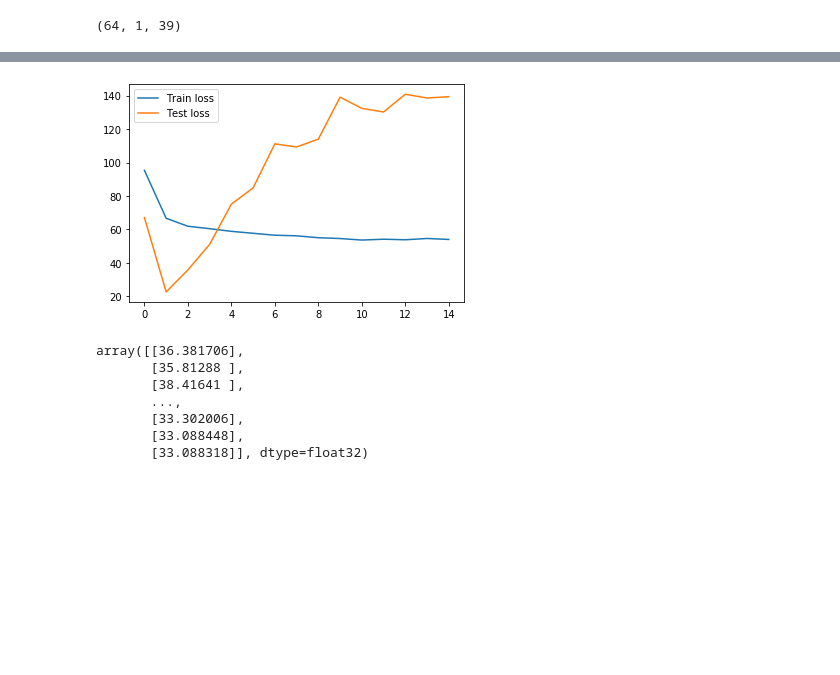
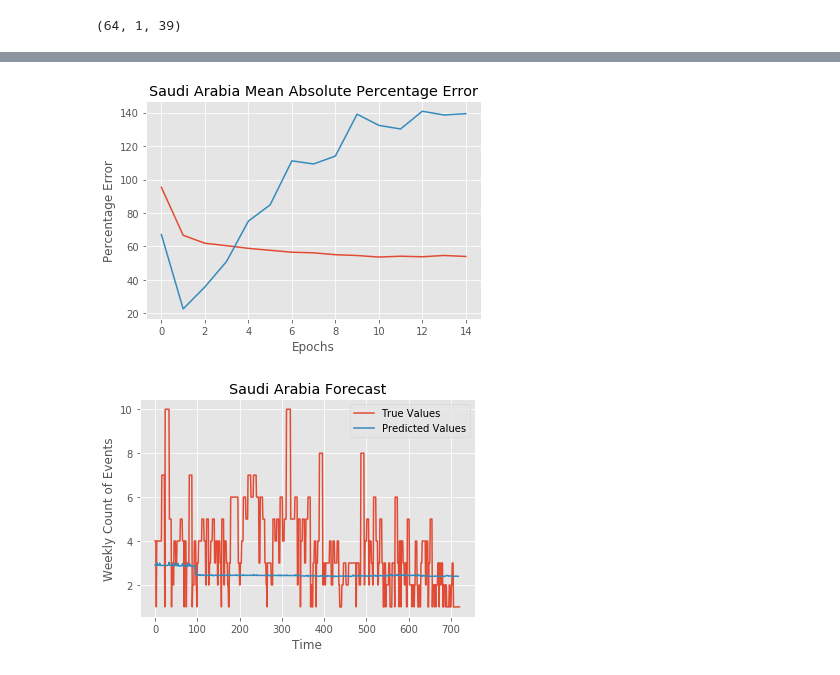
Before and after one commit to dbmcadam/Capstone, a Jupyter notebook: saudiarabia-time-series.ipynb, the cells around one changed output, grey strips where cells are left out. Cells and saved outputs as stored; diff of their text form; code cells hidden in the pictures; blank space fills up the shorter version.

```diff
--- a/saudiarabia-time-series.ipynb
+++ b/saudiarabia-time-series.ipynb
@@ -194,9 +165,13 @@ Epoch 15/15
 34/34 [==============================] - 0s 7ms/step - loss: 53.9070 - val_loss: 139.3803
 # %%
 
+plt.style.use('ggplot')
 plt.plot(hist.history['loss'], label='Train loss')
 plt.plot(hist.history['val_loss'], label='Test loss')
-plt.legend();
+plt.title('Saudi Arabia Mean Absolute Percentage Error')
+plt.xlabel('Epochs')
+plt.ylabel('Percentage Error')
+plt.savefig('imgs/saloss.jpeg');
 # %% [output]
-[figure, old version]
+[figure, new version]
 # %%
@@ -204,10 +178,0 @@ preds = model.predict(test)
-# %%
-preds
-# %% [output]
-array([[36.381706],
-       [35.81288 ],
-       [38.41641 ],
-       ...,
-       [33.302006],
-       [33.088448],
-       [33.088318]], dtype=float32)
@@ -213,0 +190,4 @@ array([[36.381706],
+# %%
+plot_predictions(y_test.values, saudi_preds)
+# %% [output]
+[figure, added]
```
Also changed, not shown: parts of 13 cells of this notebook, 34 other files.
